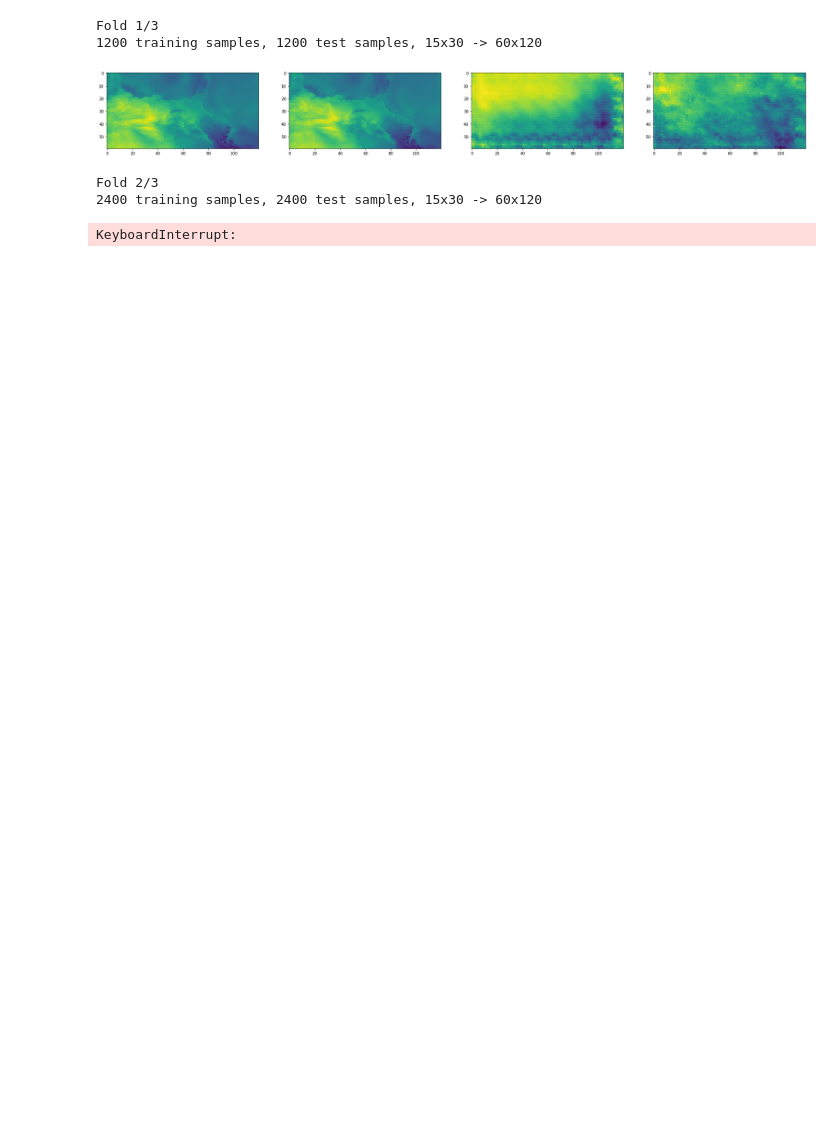
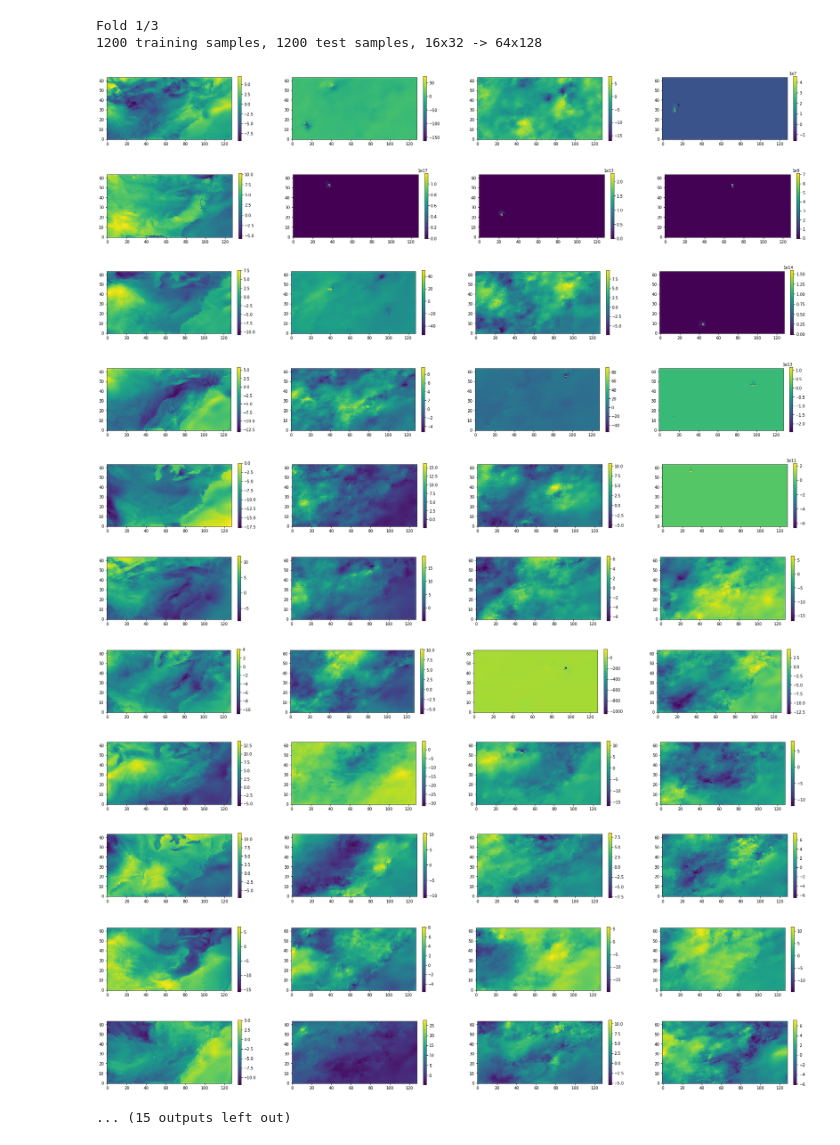
Before and after one commit to bgroenks96/generative-downscaling, a Jupyter notebook: variational-downscaling.ipynb, the cells around one changed output. Drawn from its saved outputs; the diff is of its cells as text; code cells hidden in the pictures; blank space fills up the shorter version.

```diff
--- a/variational-downscaling.ipynb
+++ b/variational-downscaling.ipynb
@@ -36,10 +37,10 @@ ras_deg18 = xr.open_zarr(data.rasmussen('daily-1-8deg'), consolidated=True)
 # regions
 def southeast_us(dataset, scale_factor=1):
     lats, lons = dataset.lat, dataset.lon
-    seus_lat_st = np.abs(lats - 25).argmin().values
-    seus_lat_en = seus_lat_st + 15*scale_factor
+    seus_lat_st = np.abs(lats - 30).argmin().values
+    seus_lat_en = seus_lat_st + 16*scale_factor
     seus_lon_st = np.abs(lons - 260).argmin().values
-    seus_lon_en = seus_lon_st + 30*scale_factor
+    seus_lon_en = seus_lon_st + 32*scale_factor
     dataset_seus = dataset.isel(lat=slice(seus_lat_st, seus_lat_en),
                                 lon=slice(seus_lon_st, seus_lon_en))
     return dataset_seus
@@ -103,61 +113,66 @@ for i, ((train_lo, train_hi), (test_lo, test_hi)) in enumerate(folds):
     plt.imshow(sample[0].numpy().squeeze())
     plt.show()
 # %%
-def simple_inference_net(c_in, c_out, kernel_size=(3,3)):
-    from tensorflow.keras import Model
-    from tensorflow.keras.layers import Input, Conv2D
-    from normalizing_flows.layers import ActNorm
-    x = Input((None, None, c_in))
-    y = Conv2D(c_out, kernel_size, padding='same', kernel_initializer='zeros')(x)
-    y = ActNorm()(y)
-    return Model(inputs=x, outputs=y)
-
 sample_batch_size = 10
 load_batch_size = 1200
 n_epochs = 100
+validate_freq = 5
 warmup_epochs = 10
 models = []
 for i, ((train_lo, train_hi), (test_lo, test_hi)) in enumerate(folds):
     print(f'Fold {i+1}/{len(folds)}')
     N_train, N_test = train_lo.Time.size, train_lo.Time.size
     (wt, ht), (wt_hi, ht_hi) = train_lo.shape[1:3], train_hi.shape[1:3]
     print('{} training samples, {} test samples, {}x{} -> {}x{}'.format(N_train, N_test, wt, ht, wt_hi, ht_hi))
     #batch_multiplier = data_util.calculate_n_subimages(train_lo, k, stride)
     train_steps = data_util.num_batches(N_train, sample_batch_size)
     test_steps = data_util.num_batches(N_test, sample_batch_size)
     train_lo_ds = data_util.xr_to_tf_dataset(train_lo, load_batch_size)
     test_lo_ds = data_util.xr_to_tf_dataset(test_lo, load_batch_size)
     train_hi_ds = data_util.xr_to_tf_dataset(train_hi, load_batch_size)
     test_hi_ds = data_util.xr_to_tf_dataset(test_hi, load_batch_size)
-    train_ds = preprocess_vae(train_hi_ds, n_epochs=n_epochs, batch_size=sample_batch_size)
-    test_ds = preprocess_vae(test_hi_ds, n_epochs=n_epochs, batch_size=sample_batch_size)
+    train_ds = preprocess_vae(train_hi_ds, n_epochs=n_epochs, batch_size=sample_batch_size, buffer_size=N_train)
+    test_ds = preprocess_vae(test_hi_ds, n_epochs=n_epochs, batch_size=sample_batch_size, buffer_size=N_test)
     #vdscnn = dscnn.create_vdsrcnn(scale=wt_hi//wt, c_in=1, c_out=2, n_layers=5, module_layers=2, output_init='zeros')
     #vdscnn = dscnn.create_bmg_cnn10(wt, ht, scale=4, c_out=2)
     vdscnn = simple_inference_net(c_in=1, c_out=2)
-    flow = GlowFlow(num_layers=4, depth=8, coupling_nn_ctor=coupling_nn_glow(hidden_dims=128))
+    vdscnn.trainable = False
+    flow = Invert(GlowFlow(num_layers=4, depth=16, coupling_nn_ctor=coupling_nn_glow(hidden_dims=128)))
     learning_rate = LinearWarmupSchedule(1.0E-3, num_warmup_steps=N_train//sample_batch_size*warmup_epochs)
-    model = VariationalModel(vdscnn, normal(), transform=flow, optimizer=tf.keras.optimizers.Adamax(learning_rate=learning_rate))
-    model.train(train_ds, steps_per_epoch=N_train // sample_batch_size, num_epochs=n_epochs, supervised=False)
-                #validation_data=test_ds, validation_steps=N_test // sample_batch_size)
+    #learning_rate = tf.keras.optimizers.schedules.InverseTimeDecay(1.0E-1, N_train//sample_batch_size, 0.1)
+    model = VariationalModel(vdscnn, normal(), transform=flow, output_shape=(None,wt_hi,ht_hi,1),
+                             optimizer=tf.keras.optimizers.Adamax(learning_rate=learning_rate))
+    for i in range(0, n_epochs, validate_freq):
+        model.train(train_ds, steps_per_epoch=N_train//sample_batch_size, num_epochs=validate_freq, supervised=False)
+        model.evaluate(test_ds, N_test//sample_batch_size, supervised=False)
+        sample = model.sample(n=3)
+        plt.figure(figsize=(4*8,6))
+        plt.subplot(1,4,1)
+        plt.imshow(next(test_ds.__iter__()).numpy()[0].squeeze(), origin='lower')
+        plt.colorbar(pad=0.04, shrink=0.5)
+        plt.subplot(1,4,2)
+        plt.imshow(sample[0].numpy().squeeze(), origin='lower')
+        plt.colorbar(pad=0.04, shrink=0.5)
+        plt.subplot(1,4,3)
+        plt.imshow(sample[1].numpy().squeeze(), origin='lower')
+        plt.colorbar(pad=0.04, shrink=0.5)
+        plt.subplot(1,4,4)
+        plt.imshow(sample[2].numpy().squeeze(), origin='lower')
+        plt.colorbar(pad=0.04, shrink=0.5)
+        plt.show()
     models.append(model)
-    #pred = model.predict_mean(next(test_ds.__iter__()))
-    #sample = model.sample(next(test_ds.__iter__()))
-    pred = model.predict_mean()
-    sample = model.sample()
-    plt.figure(figsize=(4*8,6))
-    plt.subplot(1,4,1)
-    plt.imshow(next(test_ds.__iter__()).numpy()[0].squeeze())
-    plt.subplot(1,4,2)
-    plt.imshow(next(test_ds.__iter__()).numpy()[0].squeeze())
-    plt.subplot(1,4,3)
-    plt.imshow(pred[0].numpy().squeeze())
-    plt.subplot(1,4,4)
-    plt.imshow(sample[0].numpy().squeeze())
-    plt.show()
 # %% [output]
 Fold 1/3
-1200 training samples, 1200 test samples, 15x30 -> 60x120
+1200 training samples, 1200 test samples, 16x32 -> 64x128
-[figure, old version]
+[figure, new version]
+[figure, added]
+[figure, added]
+[figure, added]
+[figure, added]
+[figure, added]
+[figure, added]
+[figure, added]
+[figure, added]
+[figure, added]
+[figure, added]
-Fold 2/3
-2400 training samples, 2400 test samples, 15x30 -> 60x120
+... (15 outputs left out)
-KeyboardInterrupt:
```
Also changed, not shown: parts of 2 cells of this notebook.
